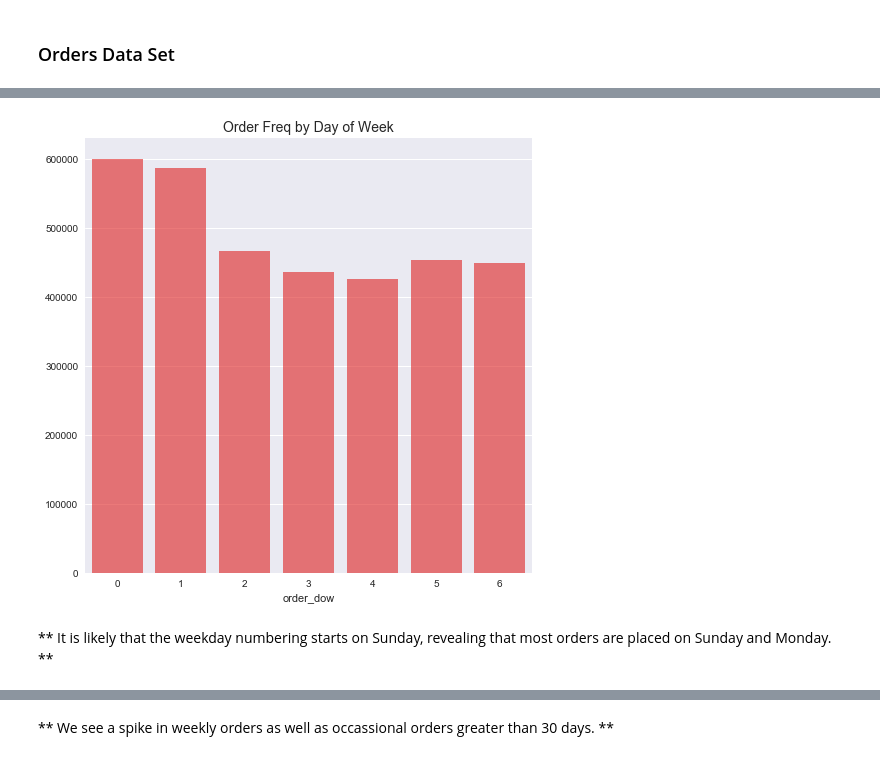
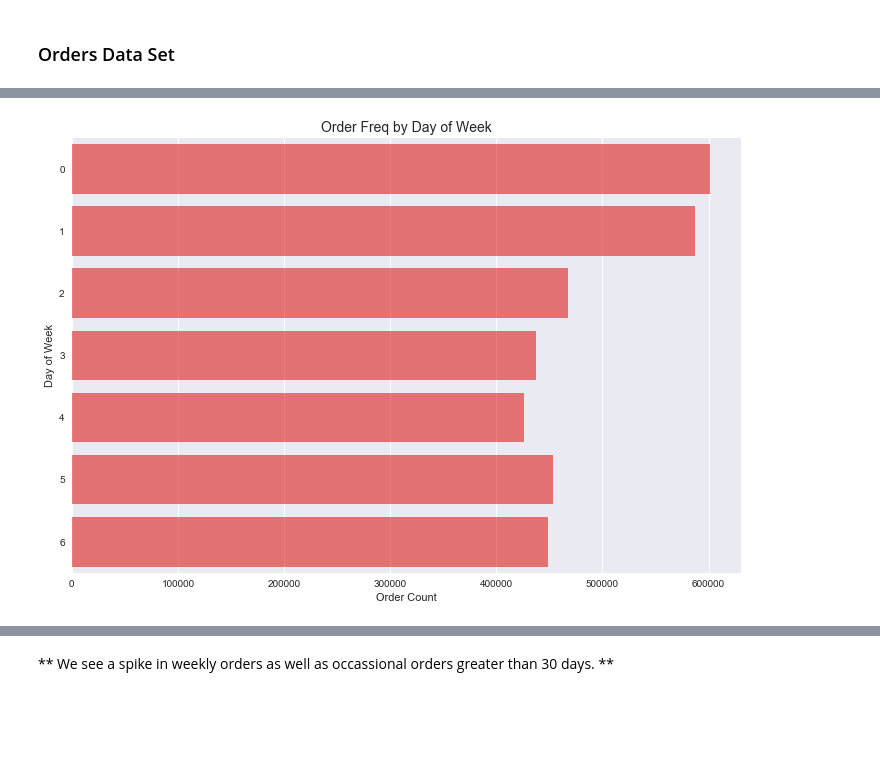
Before and after one commit to paliramuk/market-basket-analysis, a Jupyter notebook: EDA.ipynb, the cells around one changed output, grey strips where cells are left out. Cells and saved outputs as stored; diff of their text form; code cells hidden in the pictures; blank space fills up the shorter version.

```diff
--- a/EDA.ipynb
+++ b/EDA.ipynb
@@ -63,11 +75,10 @@ Name: order_number, dtype: int64
 # %%
 # Order frequency by day of week
-order_cnt = orders_df.groupby('order_dow')['order_id'].size()
-plt.figure(figsize=(8,8))
-sns.barplot(order_cnt.index, order_cnt.values, color='r', alpha=0.6)
+plt.figure(figsize=(12,8))
+sns.countplot(y=orders_df.order_dow, color='r', alpha=0.6)
+plt.xlabel('Order Count', fontsize=11)
+plt.ylabel('Day of Week', fontsize=11)
 plt.title('Order Freq by Day of Week', fontsize=14)
 plt.show()
 # %% [output]
-[figure, old version]
+[figure, new version]
-# %% [markdown]
-** It is likely that the weekday numbering starts on Sunday, revealing that most orders are placed on Sunday and Monday. **
```
Also changed, not shown: parts of 30 cells of this notebook, 5 other files.
